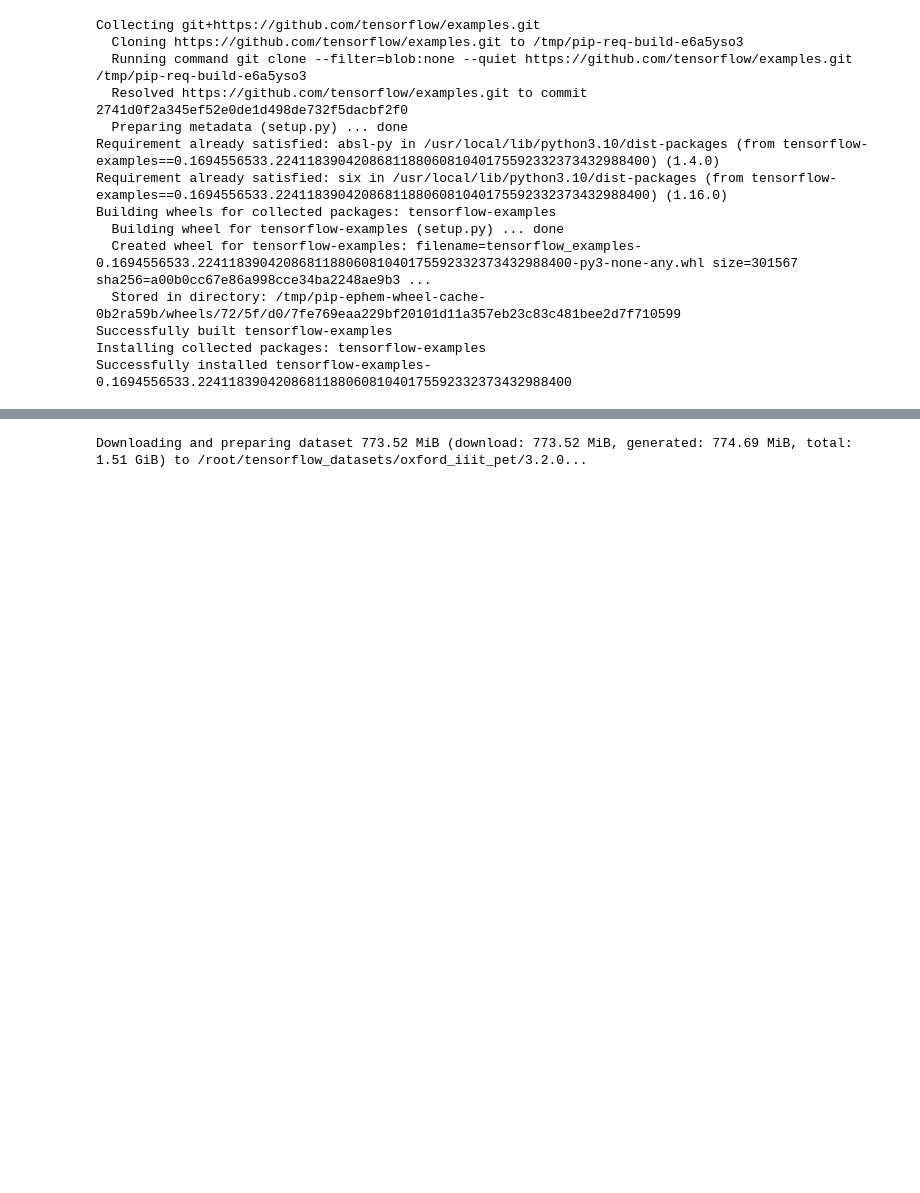
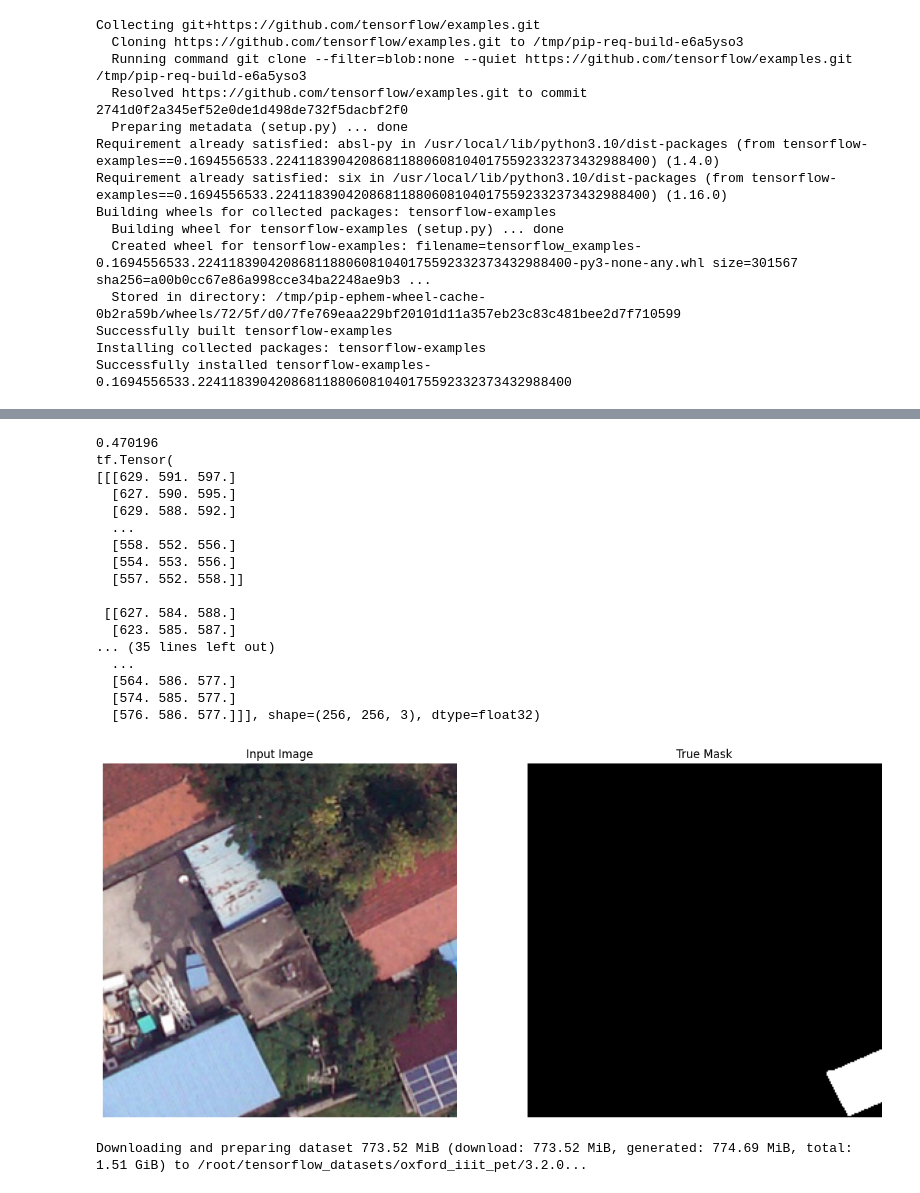
Before and after one commit to mircorudolph/PV_image_segmentation, a Jupyter notebook: 01_model.ipynb, the cells around one changed output, grey strips where cells are left out. Saved outputs shown, nothing was run; the diff lists cells and outputs as text; code cells hidden in the pictures; blank space fills up the shorter version.

Commit message:
Added custom random layer to pipeline

```diff
--- a/01_model.ipynb
+++ b/01_model.ipynb
@@ -25,0 +67,21 @@ import matplotlib.pyplot as plt
+# %%
+class Change(tf.keras.layers.Layer):
+  def __init__(self, seed=42):
+    super().__init__()
+    # both use the same seed, so they'll make the same random changes.
+    #self.augment_inputs = tf.keras.layers.RandomFlip(mode="horizontal", seed=seed)
+    #self.augment_labels = tf.keras.layers.RandomFlip(mode="horizontal", seed=seed)
+    tf.print("dasd")
+
+  def call(self, inputs, labels):
+
+    rand = tf.random.uniform(shape=(), minval=0, maxval=1)
+    tf.print(rand)
+    if rand < 0.5:
+        inputs += 500
+    else:
+        inputs -= 500
+
+    #inputs = self.augment_inputs(inputs)
+    #labels = self.augment_labels(labels)
+    return inputs, labels
@@ -26,3 +103,26 @@ import matplotlib.pyplot as plt
+# %%
+for image, mask in train_batches.take(1):
+    print(image[0])
+    display([image[0], mask[0]])
+# %% [output]
+0.470196
+tf.Tensor(
+[[[629. 591. 597.]
+  [627. 590. 595.]
+  [629. 588. 592.]
+  ...
+  [558. 552. 556.]
+  [554. 553. 556.]
+  [557. 552. 558.]]
+
+ [[627. 584. 588.]
+  [623. 585. 587.]
+... (35 lines left out)
+  ...
+  [564. 586. 577.]
+  [574. 585. 577.]
+  [576. 586. 577.]]], shape=(256, 256, 3), dtype=float32)
+[figure, added]
 # %%
 # Download dataset
 dataset, info = tfds.load('oxford_iiit_pet:3.*.*', with_info=True)
```
Also changed, not shown: parts of 9 cells of this notebook.
